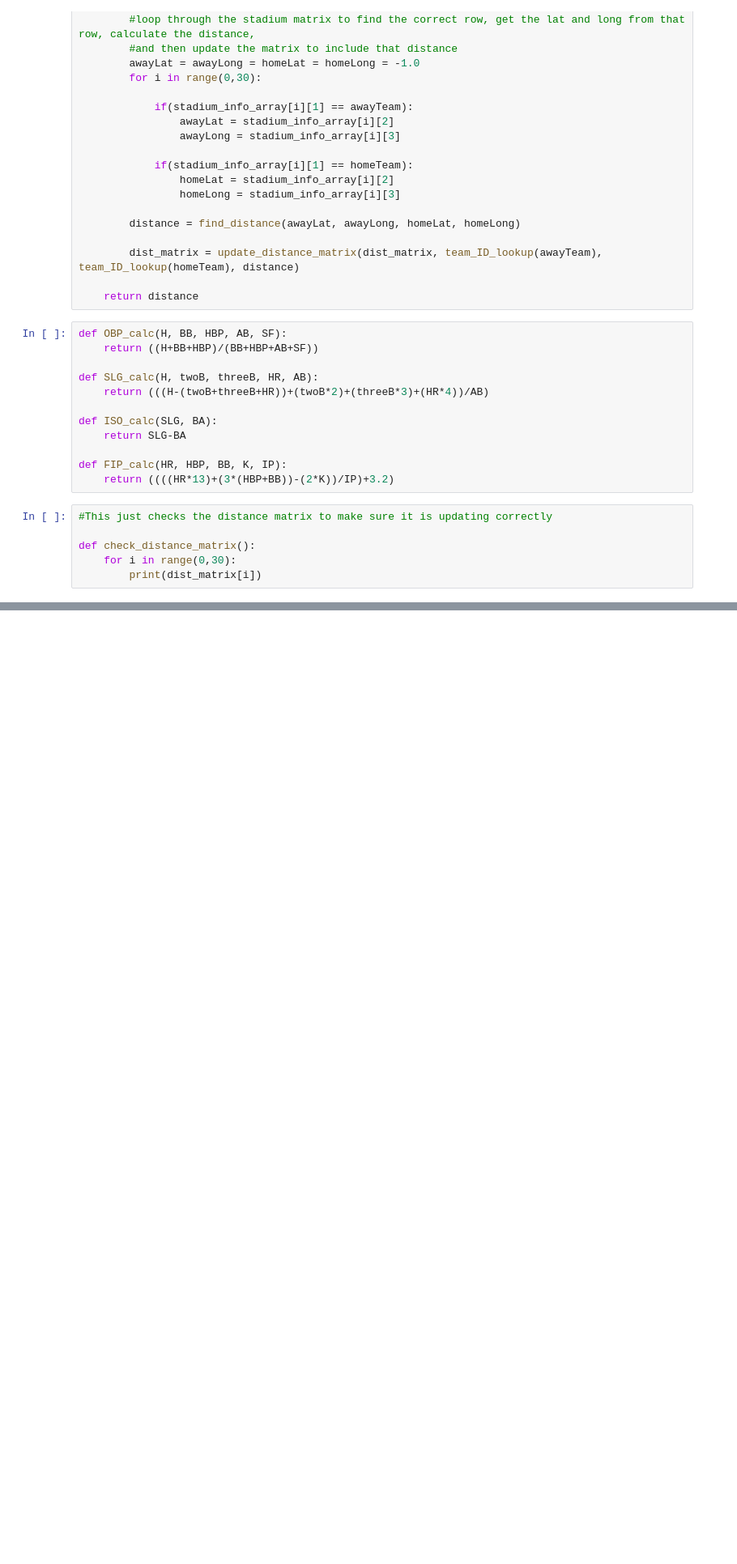
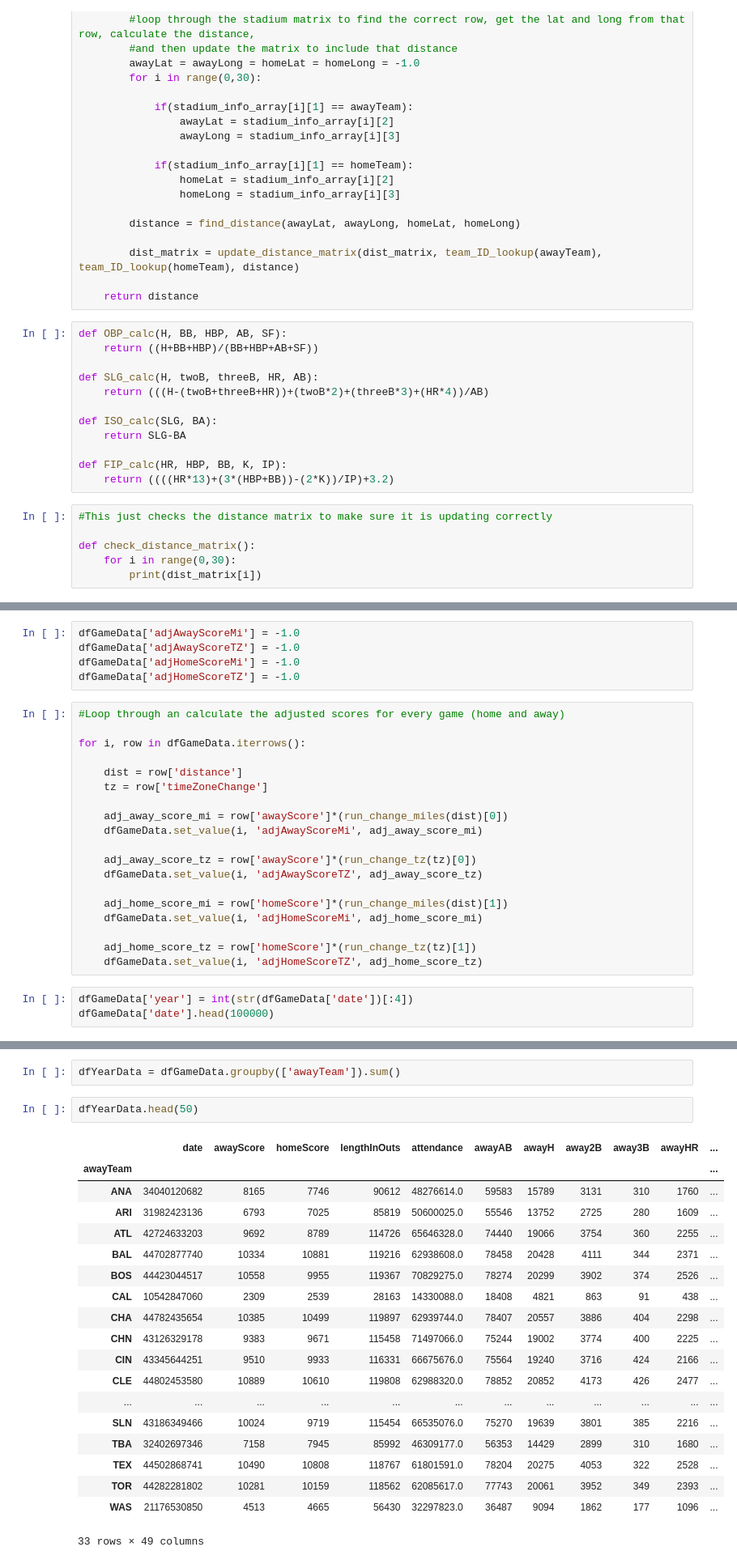
Before and after one commit to brandonzink/Data-Mining-Baseball-Project, a Jupyter notebook: Code/Project.ipynb, the cells around one changed output, grey strips where cells are left out. Shown: that part at 81% size. Cells and saved outputs as stored; diff of their text form; blank space fills up the shorter version.

```diff
--- a/Code/Project.ipynb
+++ b/Code/Project.ipynb
@@ -671,0 +713,27 @@ p values at 3 time zones traveled east
+# %%
+dfGameData['adjAwayScoreMi'] = -1.0
+dfGameData['adjAwayScoreTZ'] = -1.0
+dfGameData['adjHomeScoreMi'] = -1.0
+dfGameData['adjHomeScoreTZ'] = -1.0
+# %%
+#Loop through an calculate the adjusted scores for every game (home and away)
+
+for i, row in dfGameData.iterrows():
+
+    dist = row['distance']
+    tz = row['timeZoneChange']
+
+    adj_away_score_mi = row['awayScore']*(run_change_miles(dist)[0])
+    dfGameData.set_value(i, 'adjAwayScoreMi', adj_away_score_mi)
+
+    adj_away_score_tz = row['awayScore']*(run_change_tz(tz)[0])
+    dfGameData.set_value(i, 'adjAwayScoreTZ', adj_away_score_tz)
+
+    adj_home_score_mi = row['homeScore']*(run_change_miles(dist)[1])
+    dfGameData.set_value(i, 'adjHomeScoreMi', adj_home_score_mi)
+
+    adj_home_score_tz = row['homeScore']*(run_change_tz(tz)[1])
+    dfGameData.set_value(i, 'adjHomeScoreTZ', adj_home_score_tz)
+# %%
+dfGameData['year'] = int(str(dfGameData['date'])[:4])
+dfGameData['date'].head(100000)
@@ -671,0 +758,24 @@ p values at 3 time zones traveled east
+# %%
+dfYearData = dfGameData.groupby(['awayTeam']).sum()
+# %%
+dfYearData.head(50)
+# %% [output]
+|  | date | awayScore | homeScore | lengthInOuts | attendance | awayAB | awayH | away2B | away3B | awayHR | ... |
+| awayTeam |  |  |  |  |  |  |  |  |  |  | ... |
+| ANA | 34040120682 | 8165 | 7746 | 90612 | 48276614.0 | 59583 | 15789 | 3131 | 310 | 1760 | ... |
+| ARI | 31982423136 | 6793 | 7025 | 85819 | 50600025.0 | 55546 | 13752 | 2725 | 280 | 1609 | ... |
+| ATL | 42724633203 | 9692 | 8789 | 114726 | 65646328.0 | 74440 | 19066 | 3754 | 360 | 2255 | ... |
+| BAL | 44702877740 | 10334 | 10881 | 119216 | 62938608.0 | 78458 | 20428 | 4111 | 344 | 2371 | ... |
+| BOS | 44423044517 | 10558 | 9955 | 119367 | 70829275.0 | 78274 | 20299 | 3902 | 374 | 2526 | ... |
+| CAL | 10542847060 | 2309 | 2539 | 28163 | 14330088.0 | 18408 | 4821 | 863 | 91 | 438 | ... |
+| CHA | 44782435654 | 10385 | 10499 | 119897 | 62939744.0 | 78407 | 20557 | 3886 | 404 | 2298 | ... |
+| CHN | 43126329178 | 9383 | 9671 | 115458 | 71497066.0 | 75244 | 19002 | 3774 | 400 | 2225 | ... |
+| CIN | 43345644251 | 9510 | 9933 | 116331 | 66675676.0 | 75564 | 19240 | 3716 | 424 | 2166 | ... |
+| CLE | 44802453580 | 10889 | 10610 | 119808 | 62988320.0 | 78852 | 20852 | 4173 | 426 | 2477 | ... |
+| ... | ... | ... | ... | ... | ... | ... | ... | ... | ... | ... | ... |
+| SLN | 43186349466 | 10024 | 9719 | 115454 | 66535076.0 | 75270 | 19639 | 3801 | 385 | 2216 | ... |
+| TBA | 32402697346 | 7158 | 7945 | 85992 | 46309177.0 | 56353 | 14429 | 2899 | 310 | 1680 | ... |
+| TEX | 44502868741 | 10490 | 10808 | 118767 | 61801591.0 | 78204 | 20275 | 4053 | 322 | 2528 | ... |
+| TOR | 44282281802 | 10281 | 10159 | 118562 | 62085617.0 | 77743 | 20061 | 3952 | 349 | 2393 | ... |
+| WAS | 21176530850 | 4513 | 4665 | 56430 | 32297823.0 | 36487 | 9094 | 1862 | 177 | 1096 | ... |
+33 rows × 49 columns
```
Also changed, not shown: parts of 20 cells of this notebook.
